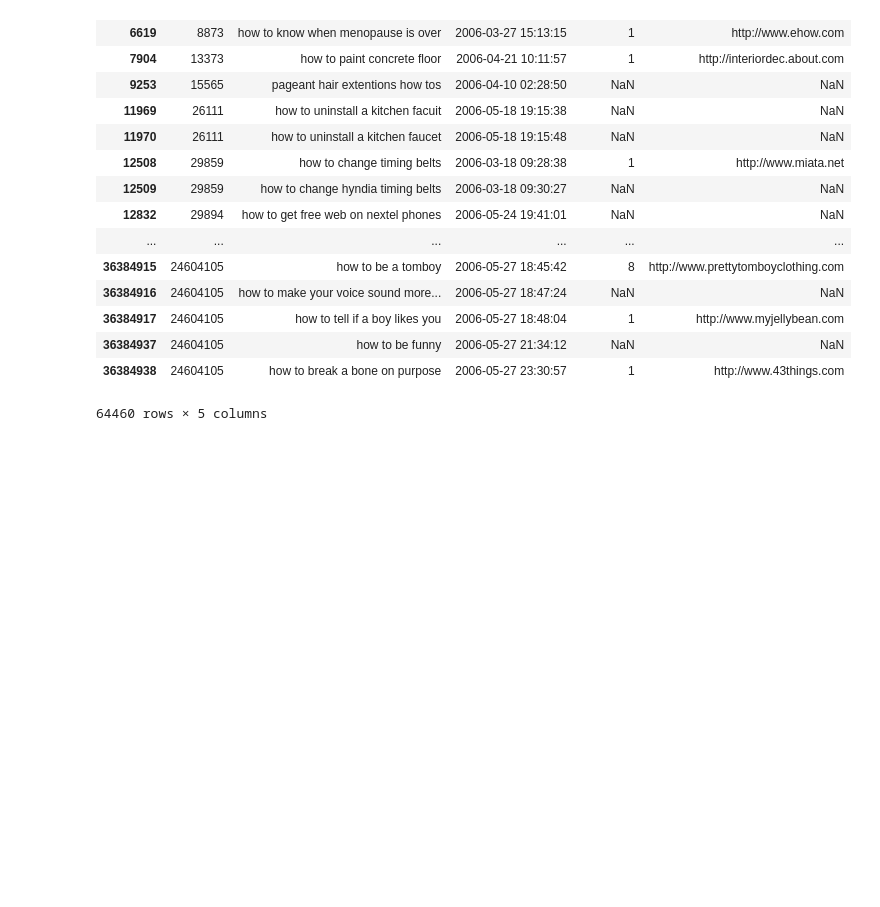
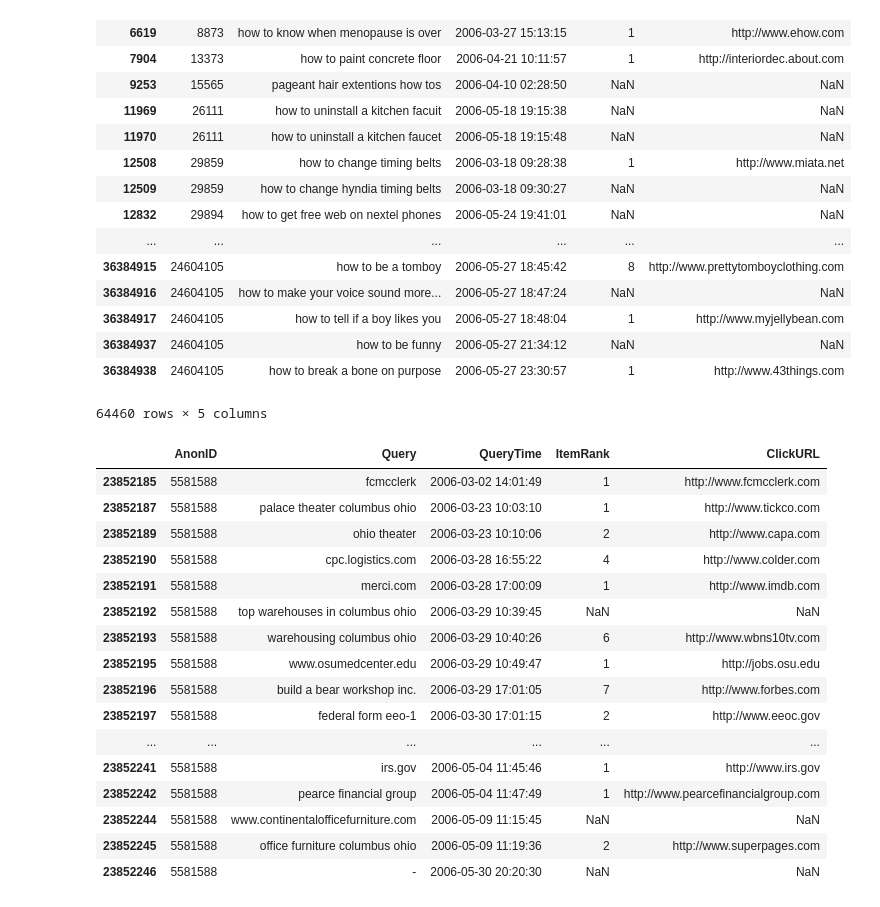
Before and after one commit to feay1234/WikiHow-Task-Based, a Jupyter notebook: AOL.ipynb, the cells around one changed output. Drawn from its saved outputs; the diff is of its cells as text; code cells hidden in the pictures; blank space fills up the shorter version.

```diff
--- a/AOL.ipynb
+++ b/AOL.ipynb
@@ -71,3 +75,23 @@ df[df['Query'].str.lower().str.contains("how to", na=False)]
 | 36384937 | 24604105 | how to be funny | 2006-05-27 21:34:12 | NaN | NaN |
 | 36384938 | 24604105 | how to break a bone on purpose | 2006-05-27 23:30:57 | 1 | http://www.43things.com |
 64460 rows × 5 columns
+# %%
+df[df.AnonID == 5581588]
+# %% [output]
+|  | AnonID | Query | QueryTime | ItemRank | ClickURL |
+| 23852185 | 5581588 | fcmcclerk | 2006-03-02 14:01:49 | 1 | http://www.fcmcclerk.com |
+| 23852187 | 5581588 | palace theater columbus ohio | 2006-03-23 10:03:10 | 1 | http://www.tickco.com |
+| 23852189 | 5581588 | ohio theater | 2006-03-23 10:10:06 | 2 | http://www.capa.com |
+| 23852190 | 5581588 | cpc.logistics.com | 2006-03-28 16:55:22 | 4 | http://www.colder.com |
+| 23852191 | 5581588 | merci.com | 2006-03-28 17:00:09 | 1 | http://www.imdb.com |
+| 23852192 | 5581588 | top warehouses in columbus ohio | 2006-03-29 10:39:45 | NaN | NaN |
+| 23852193 | 5581588 | warehousing columbus ohio | 2006-03-29 10:40:26 | 6 | http://www.wbns10tv.com |
+| 23852195 | 5581588 | www.osumedcenter.edu | 2006-03-29 10:49:47 | 1 | http://jobs.osu.edu |
+| 23852196 | 5581588 | build a bear workshop inc. | 2006-03-29 17:01:05 | 7 | http://www.forbes.com |
+| 23852197 | 5581588 | federal form eeo-1 | 2006-03-30 17:01:15 | 2 | http://www.eeoc.gov |
+| ... | ... | ... | ... | ... | ... |
+| 23852241 | 5581588 | irs.gov | 2006-05-04 11:45:46 | 1 | http://www.irs.gov |
+| 23852242 | 5581588 | pearce financial group | 2006-05-04 11:47:49 | 1 | http://www.pearcefinancialgroup.com |
+| 23852244 | 5581588 | www.continentalofficefurniture.com | 2006-05-09 11:15:45 | NaN | NaN |
+| 23852245 | 5581588 | office furniture columbus ohio | 2006-05-09 11:19:36 | 2 | http://www.superpages.com |
+| 23852246 | 5581588 | - | 2006-05-30 20:20:30 | NaN | NaN |
```
Also changed, not shown: parts of 6 cells of this notebook, 1 other file.
